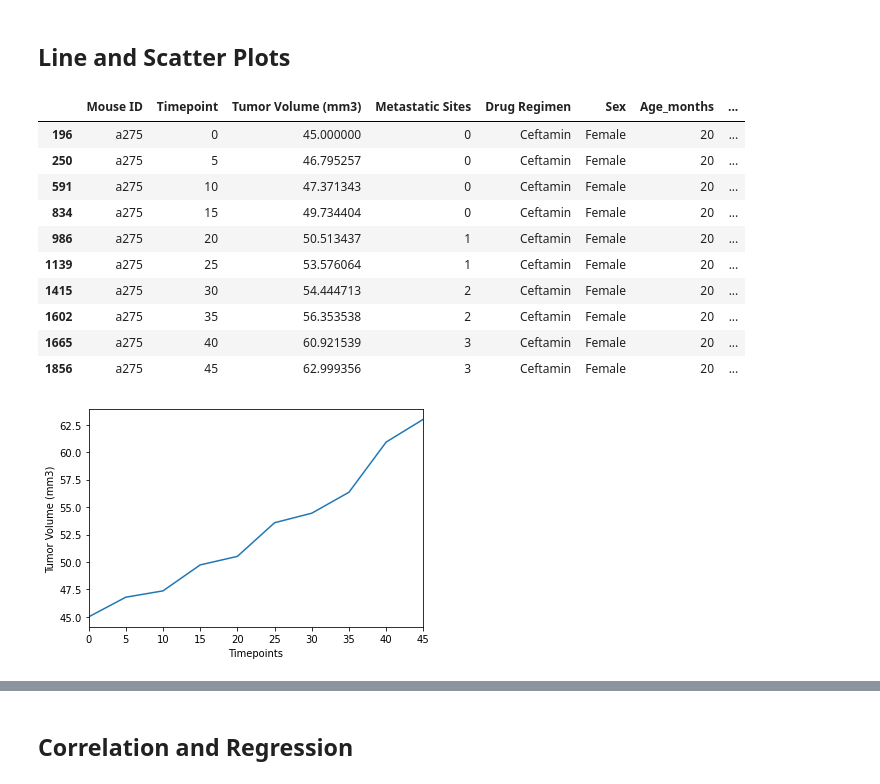
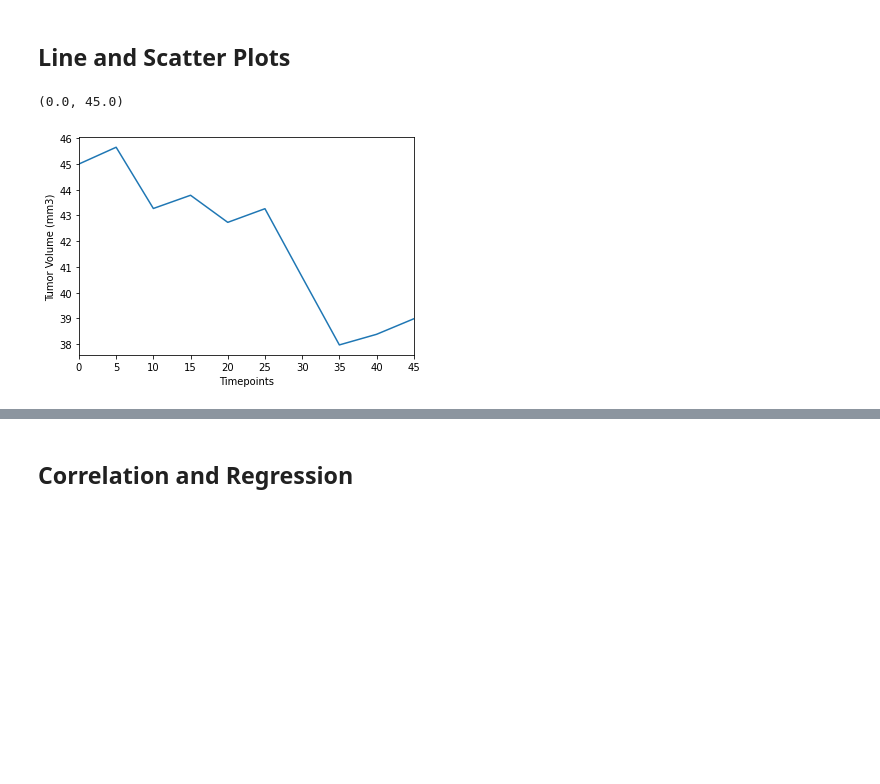
Before and after one commit to jconcha56429/matplotlib-challenge, a Jupyter notebook: Pymaceuticals/pymaceuticals_starter.ipynb, the cells around one changed output, grey strips where cells are left out. Drawn from its saved outputs; the diff is of its cells as text; code cells hidden in the pictures; blank space fills up the shorter version.

```diff
--- a/Pymaceuticals/pymaceuticals_starter.ipynb
+++ b/Pymaceuticals/pymaceuticals_starter.ipynb
@@ -298,24 +258,13 @@ plt.boxplot(last_timepoint['Tumor Volume (mm3)'])
 ## Line and Scatter Plots
 # %%
 # Generate a line plot of tumor volume vs. time point for a mouse treated with Capomulin
-cap_mouse = study_data_df.loc[study_data_df['Mouse ID'] =='a275']
+cap_mouse = study_data_df.loc[study_data_df['Mouse ID'] =='b128']
 plt.plot(cap_mouse['Timepoint'],cap_mouse['Tumor Volume (mm3)'])
 plt.xlabel('Timepoints')
 plt.ylabel('Tumor Volume (mm3)')
 plt.xlim(0,45)
-cap_mouse
 # %% [output]
-|  | Mouse ID | Timepoint | Tumor Volume (mm3) | Metastatic Sites | Drug Regimen | Sex | Age_months | ... |
-| 196 | a275 | 0 | 45.000000 | 0 | Ceftamin | Female | 20 | ... |
-| 250 | a275 | 5 | 46.795257 | 0 | Ceftamin | Female | 20 | ... |
-| 591 | a275 | 10 | 47.371343 | 0 | Ceftamin | Female | 20 | ... |
-| 834 | a275 | 15 | 49.734404 | 0 | Ceftamin | Female | 20 | ... |
-| 986 | a275 | 20 | 50.513437 | 1 | Ceftamin | Female | 20 | ... |
-| 1139 | a275 | 25 | 53.576064 | 1 | Ceftamin | Female | 20 | ... |
-| 1415 | a275 | 30 | 54.444713 | 2 | Ceftamin | Female | 20 | ... |
-| 1602 | a275 | 35 | 56.353538 | 2 | Ceftamin | Female | 20 | ... |
-| 1665 | a275 | 40 | 60.921539 | 3 | Ceftamin | Female | 20 | ... |
-| 1856 | a275 | 45 | 62.999356 | 3 | Ceftamin | Female | 20 | ... |
+(0.0, 45.0)
-[figure, old version]
+[figure, new version]
 # %%
 # Generate a scatter plot of average tumor volume vs. mouse weight for the Capomulin regimen
```
Also changed, not shown: parts of 5 cells of this notebook.
